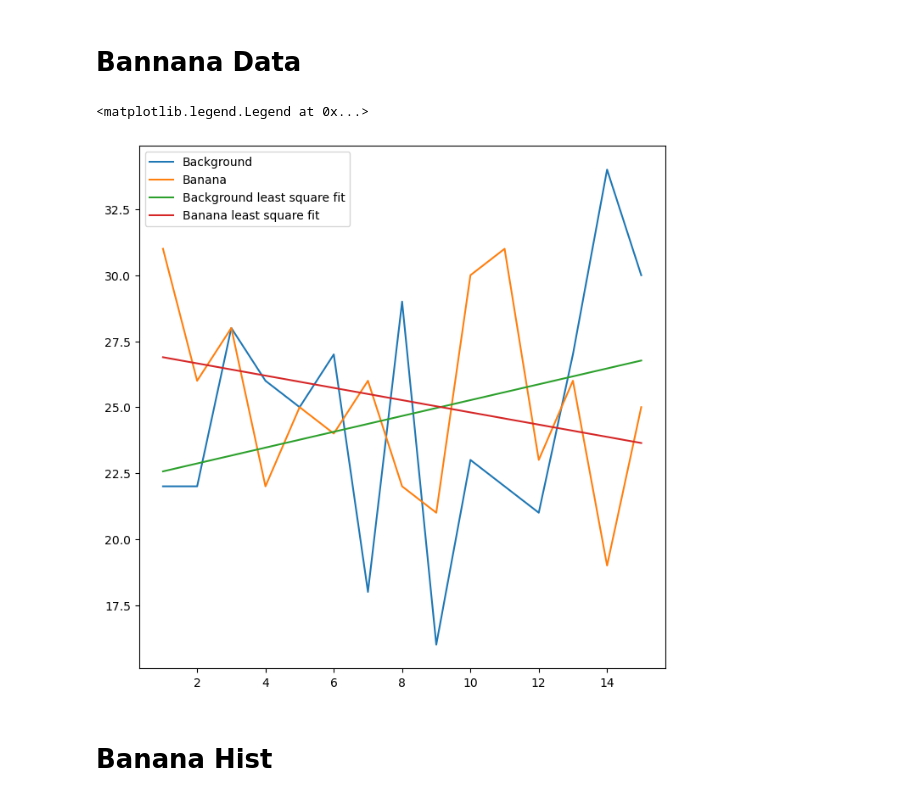
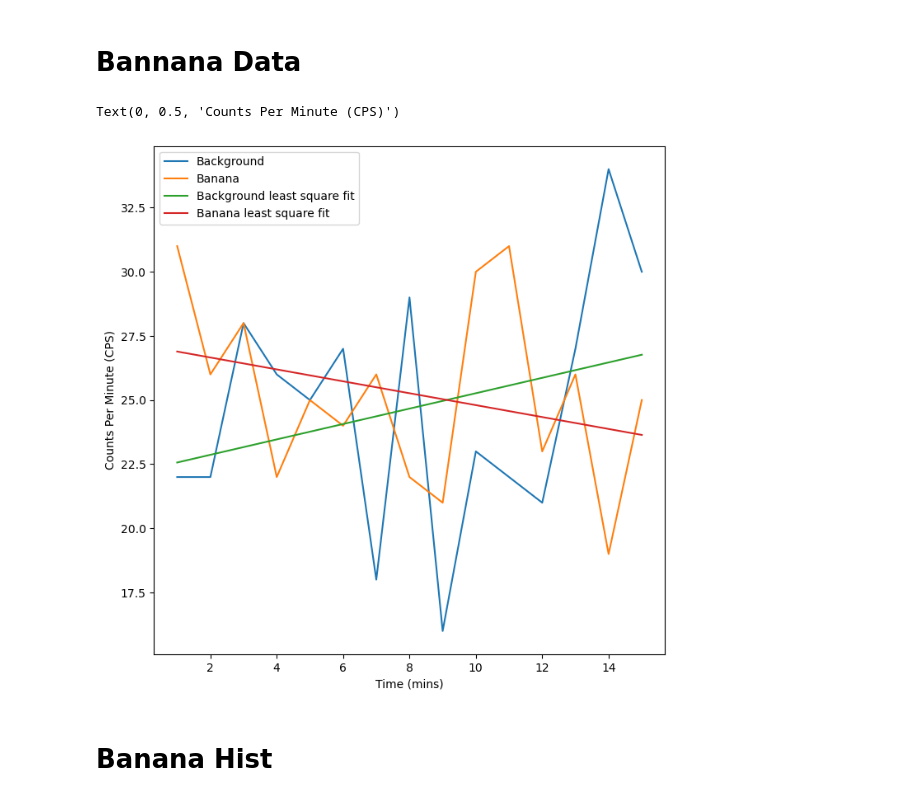
Before and after one commit to Nschellhaas/E11_Delicious_Uranium, a Jupyter notebook: Project Data (1).ipynb, the cells around one changed output. Drawn from its saved outputs; the diff is of its cells as text; code cells hidden in the pictures.

```diff
--- a/Project Data.ipynb
+++ b/Project Data (1).ipynb
@@ -139,13 +141,15 @@ Uncertainty Test: 0.25385241653905166
 # %%
 plt.figure(figsize=(8,8))
 plt.plot(range(1,16), np.array(Etch_Lab_Background['counts'])*60,label='Background')
 plt.plot(range(1,16), np.array(Etch_Lab_Banana['counts'])*60,label='Banana')
 plt.plot(range(1,16), np.arange(1,16)*np.polyfit(range(1,16),np.array(Etch_Lab_Background['counts'])*60,deg=1)[0]+np.polyfit(range(1,16),np.array(Etch_Lab_Background['counts'])*60,deg=1)[1],label='Background least square fit')
 plt.plot(range(1,16), np.arange(1,16)*np.polyfit(range(1,16),np.array(Etch_Lab_Banana['counts'])*60,deg=1)[0]+np.polyfit(range(1,16),np.array(Etch_Lab_Banana['counts'])*60,deg=1)[1],label='Banana least square fit')
 plt.legend()
+plt.xlabel('Time (mins)')
+plt.ylabel('Counts Per Minute (CPS)')
 # %% [output]
-<matplotlib.legend.Legend at 0x...>
+Text(0, 0.5, 'Counts Per Minute (CPS)')
-[figure, old version]
+[figure, new version]
 # %% [markdown]
 # Banana Hist
 # %%
```
Also changed, not shown: parts of 4 cells of this notebook.
